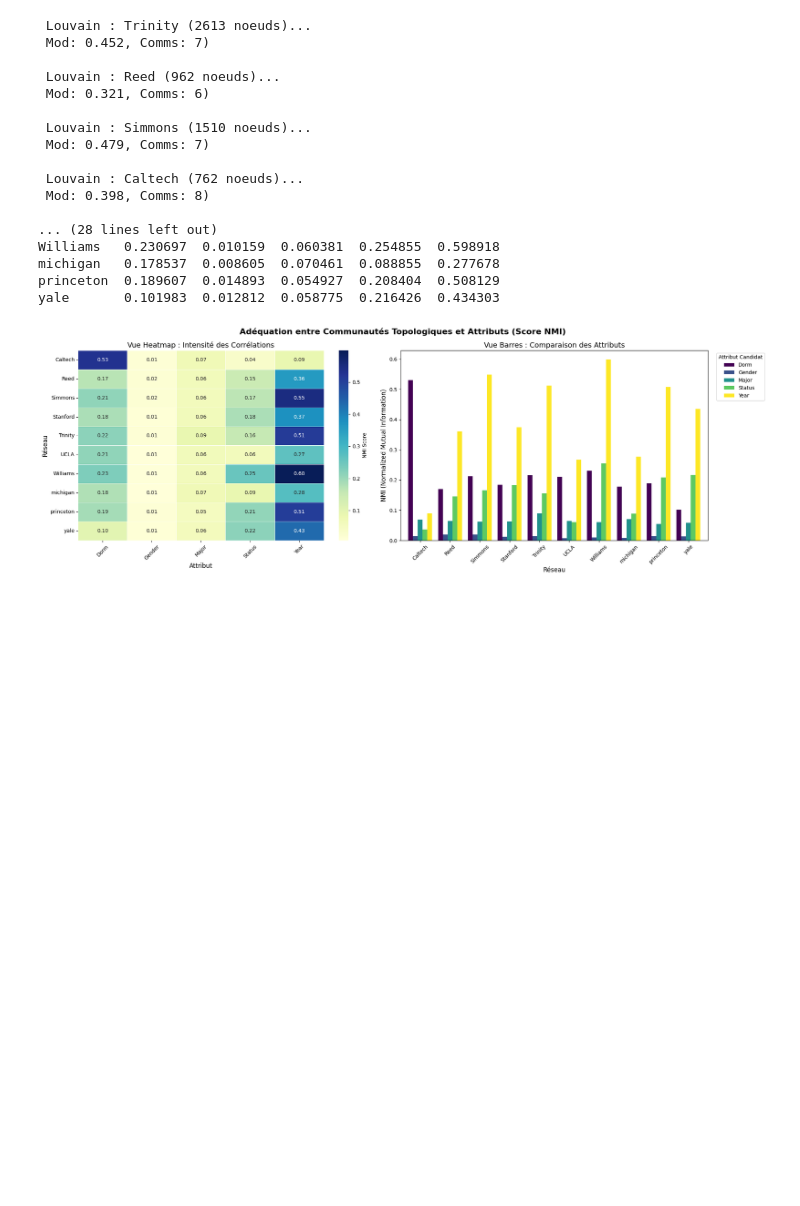
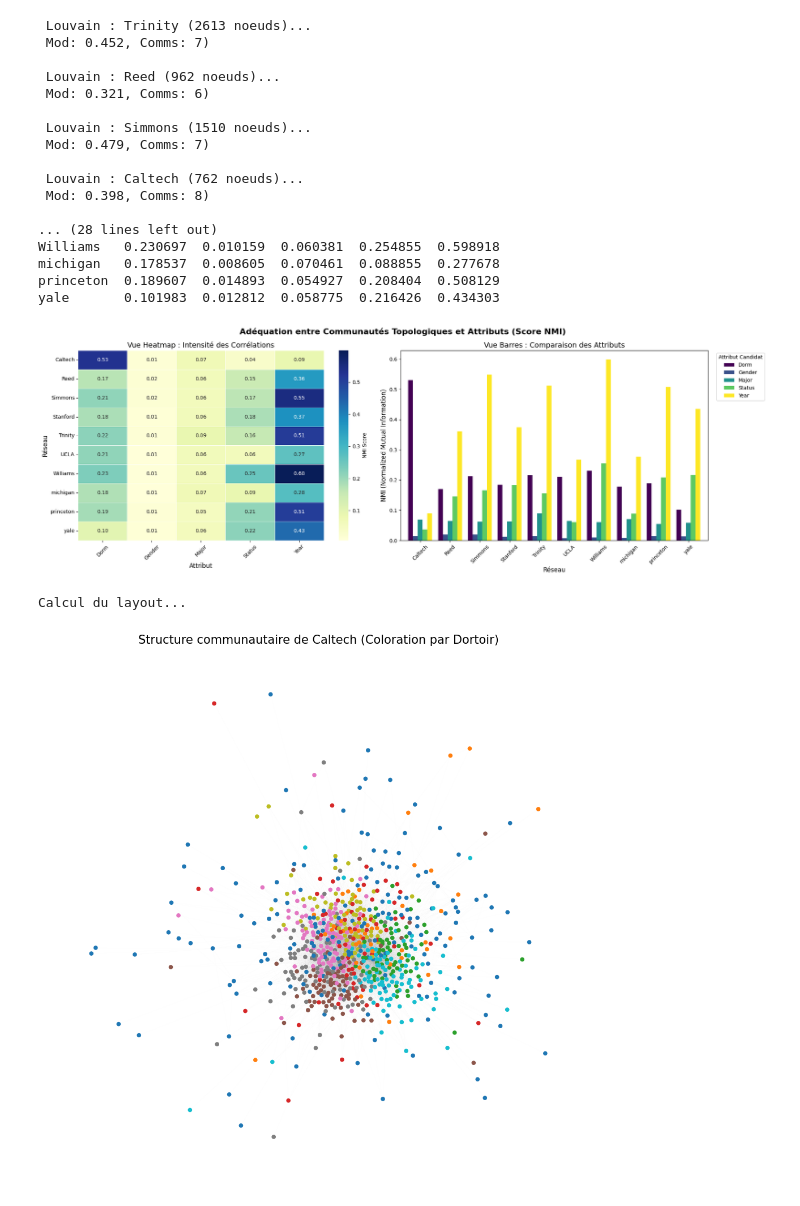
Before and after one commit to MaewennL/NSGL, a Jupyter notebook: nsgl_rendu.ipynb, the cells around one changed output. Cells and saved outputs as stored; diff of their text form; code cells hidden in the pictures; blank space fills up the shorter version.

```diff
--- a/nsgl_rendu.ipynb
+++ b/nsgl_rendu.ipynb
@@ -907,3 +941,38 @@ plt.savefig("q6_combined_analysis.png", dpi=300)
 plt.show()
 # %% [output]
 [figure]
+# %%
+# visu caltech
+G = graphs_q6['Caltech']
+
+dorms = [G.nodes[n]['dorm'] for n in G.nodes()]
+unique_dorms = list(set(dorms))
+dorm_to_int = {d: i for i, d in enumerate(unique_dorms)}
+node_colors = [dorm_to_int[d] for d in dorms]
+
+# k=0.25 (plus grand = plus écarté), iterations=100 (plus long = plus stable)
+print("Calcul du layout...")
+pos = nx.spring_layout(G, k=0.25, iterations=100, seed=42)
+
+plt.figure(figsize=(10, 10))
+
+nx.draw_networkx_nodes(
+    G, pos,
+    node_size=30,
+    cmap=plt.cm.tab10,
+    node_color=node_colors,
+    alpha=1.0,
+    linewidths=0
+)
+
+## arêtes très fines et claires
+nx.draw_networkx_edges(G, pos, alpha=0.03, width=0.2, edge_color='gray')
+
+plt.title("Structure communautaire de Caltech (Coloration par Dortoir)", fontsize=15)
+plt.axis('off')
+plt.tight_layout()
+plt.savefig("caltech_viz_clean.png", dpi=300)
+plt.show()
+# %% [output]
+Calcul du layout...
+[figure, added]
```
Also changed, not shown: parts of 1 cell of this notebook.
